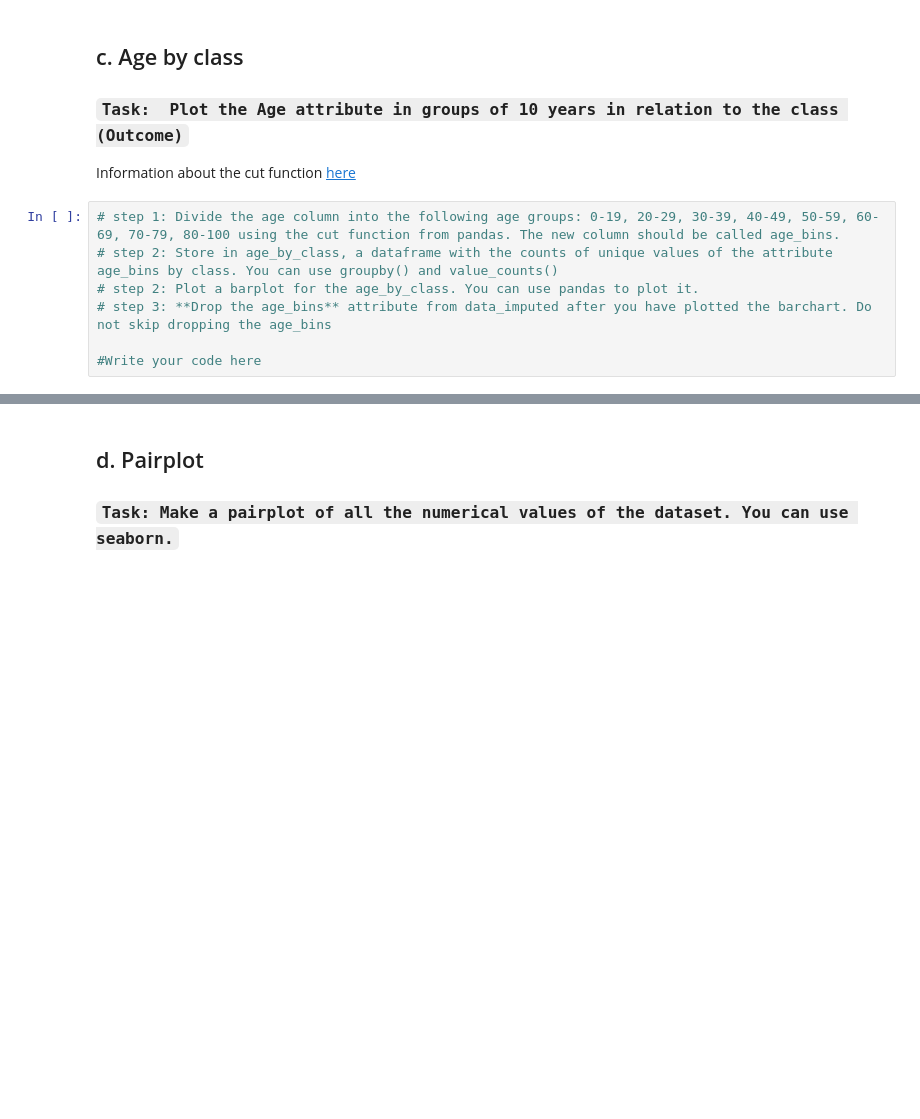
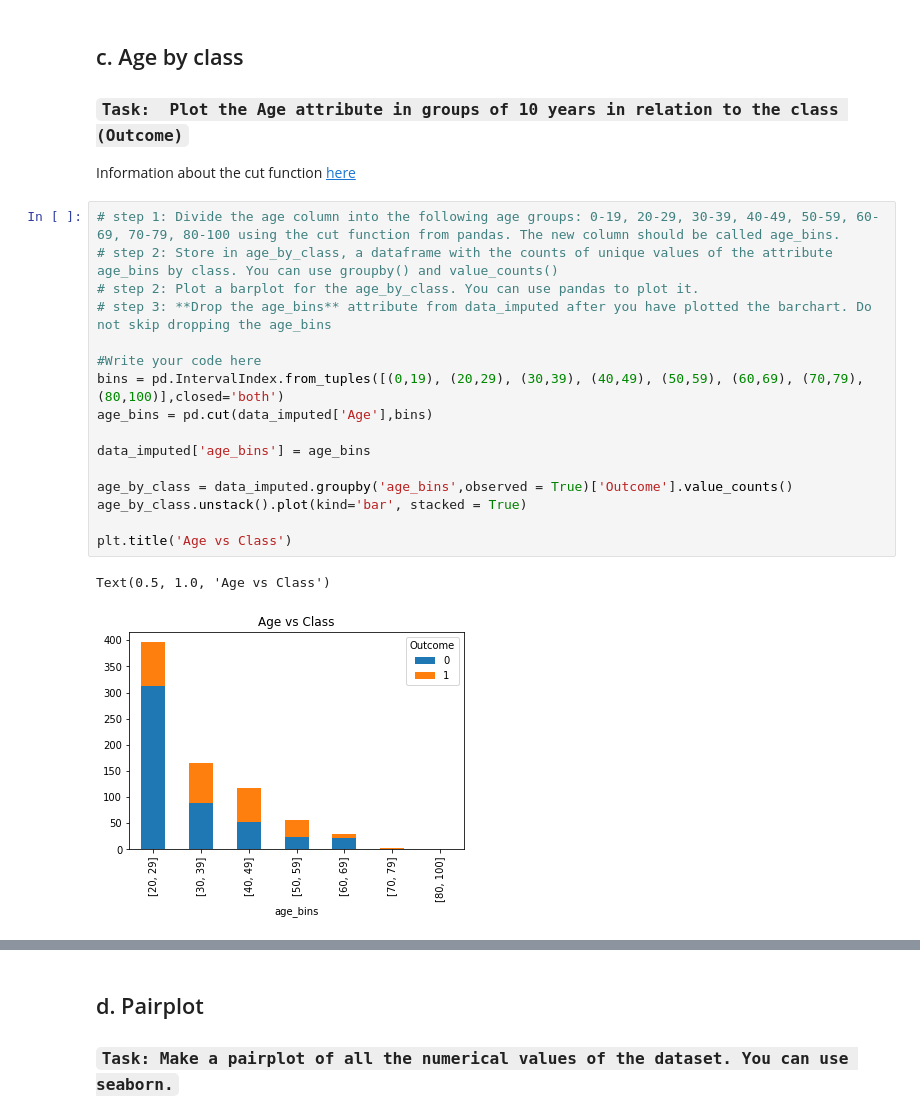
Before and after one commit to majidhas/Data-Mining-Code, a Jupyter notebook: Practice 1/HW1_Instructions.ipynb, the cells around one changed output, grey strips where cells are left out. Saved outputs shown, nothing was run; the diff lists cells and outputs as text; blank space fills up the shorter version.

```diff
--- a/Practice 1/HW1_Instructions.ipynb
+++ b/Practice 1/HW1_Instructions.ipynb
@@ -345,10 +345,22 @@ Information about the cut function [here](https://pandas.pydata.org/pandas-docs/
 # %%
 # step 1: Divide the age column into the following age groups: 0-19, 20-29, 30-39, 40-49, 50-59, 60-69, 70-79, 80-100 using the cut function from pandas. The new column should be called age_bins.
 # step 2: Store in age_by_class, a dataframe with the counts of unique values of the attribute age_bins by class. You can use groupby() and value_counts()
 # step 2: Plot a barplot for the age_by_class. You can use pandas to plot it.
 # step 3: **Drop the age_bins** attribute from data_imputed after you have plotted the barchart. Do not skip dropping the age_bins
 
 #Write your code here
+bins = pd.IntervalIndex.from_tuples([(0,19), (20,29), (30,39), (40,49), (50,59), (60,69), (70,79), (80,100)],closed='both')
+age_bins = pd.cut(data_imputed['Age'],bins)
+
+data_imputed['age_bins'] = age_bins
+
+age_by_class = data_imputed.groupby('age_bins',observed = True)['Outcome'].value_counts()
+age_by_class.unstack().plot(kind='bar', stacked = True)
+
+plt.title('Age vs Class')
+# %% [output]
+Text(0.5, 1.0, 'Age vs Class')
+[figure, added]
 # %%
 # do not delete this
 data_imputed.head()
```
Also changed, not shown: parts of 13 cells of this notebook.
